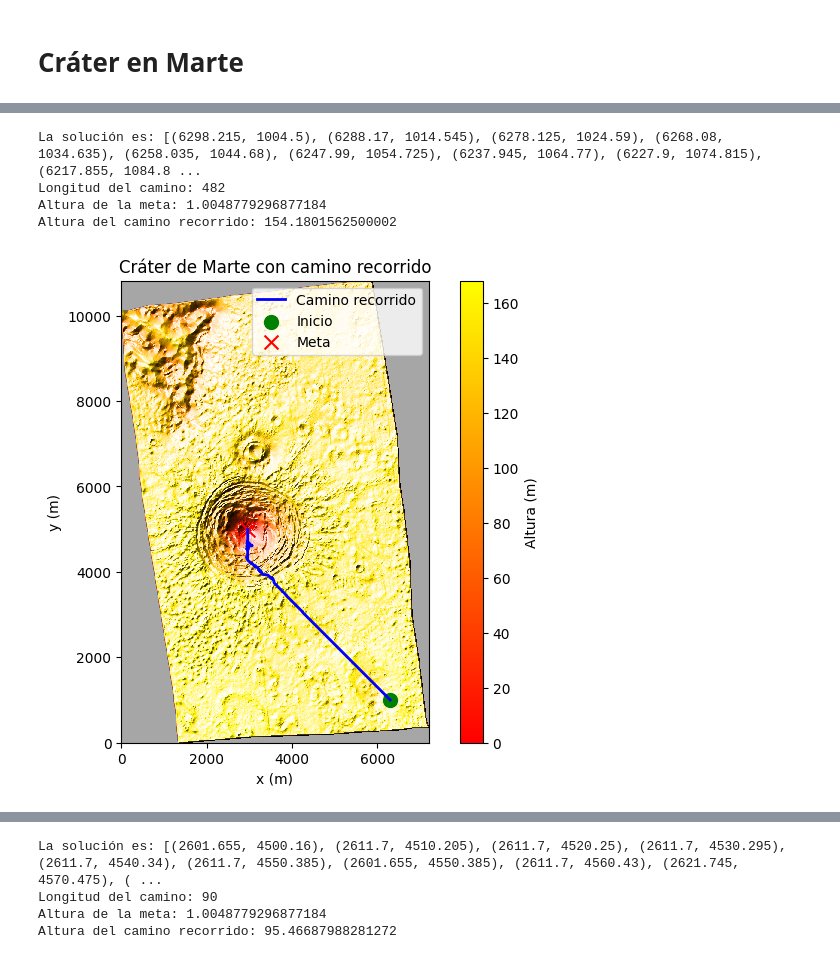
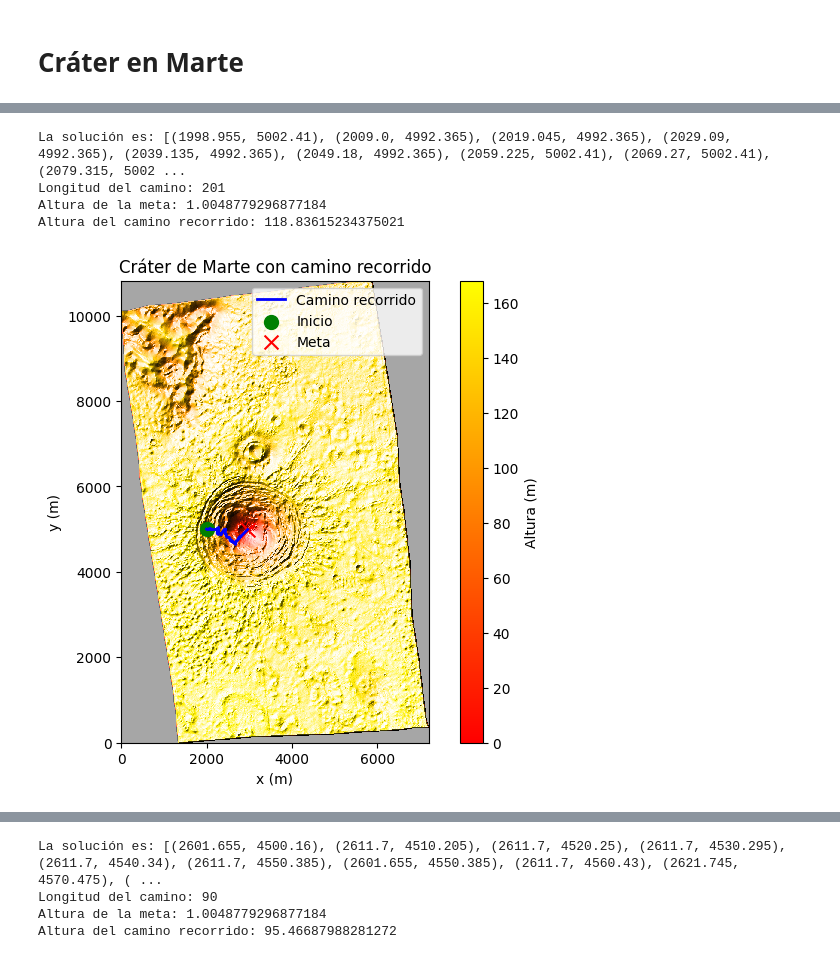
Before and after one commit to alan1x/Proyecto-Marte, a Jupyter notebook: Greedy.ipynb, the cells around one changed output, grey strips where cells are left out. Cells and saved outputs as stored; diff of their text form; code cells hidden in the pictures.

```diff
--- a/Greedy.ipynb
+++ b/Greedy.ipynb
@@ -49,10 +49,10 @@ Altura del camino recorrido: 144.34304199218772
 # %%
-x_start, y_start = 6300, 1000
+x_start, y_start = 2000, 5000
 camino_recorrido_crater(crater_map,x_start,y_start)
 # %% [output]
-La solución es: [(6298.215, 1004.5), (6288.17, 1014.545), (6278.125, 1024.59), (6268.08, 1034.635), (6258.035, 1044.68), (6247.99, 1054.725), (6237.945, 1064.77), (6227.9, 1074.815), (6217.855, 1084.8 ...
-Longitud del camino: 482
+La solución es: [(1998.955, 5002.41), (2009.0, 4992.365), (2019.045, 4992.365), (2029.09, 4992.365), (2039.135, 4992.365), (2049.18, 4992.365), (2059.225, 5002.41), (2069.27, 5002.41), (2079.315, 5002 ...
+Longitud del camino: 201
 Altura de la meta: 1.0048779296877184
-Altura del camino recorrido: 154.1801562500002
+Altura del camino recorrido: 118.83615234375021
-[figure, old version]
+[figure, new version]
 # %%
```
Also changed, not shown: parts of 3 cells of this notebook.
